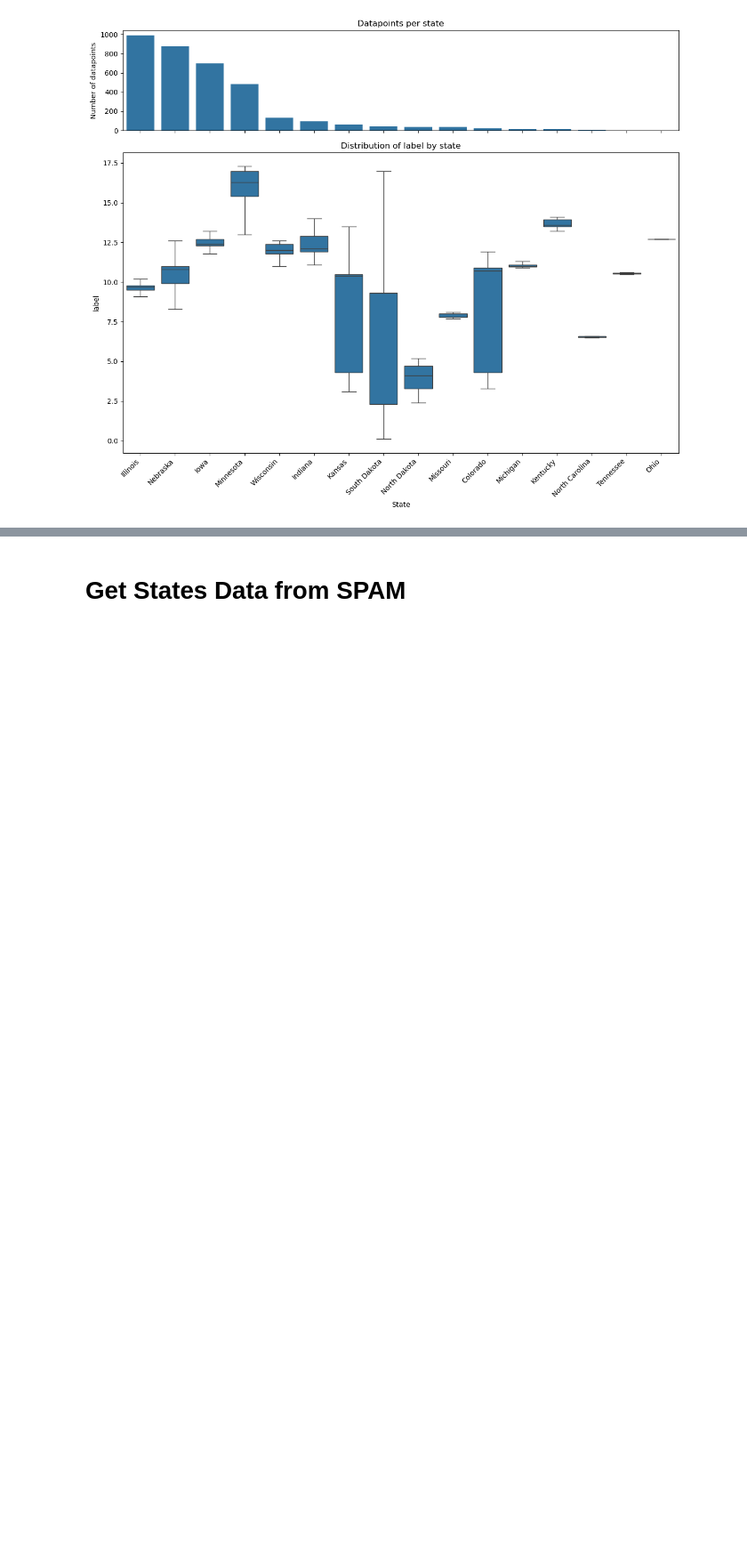
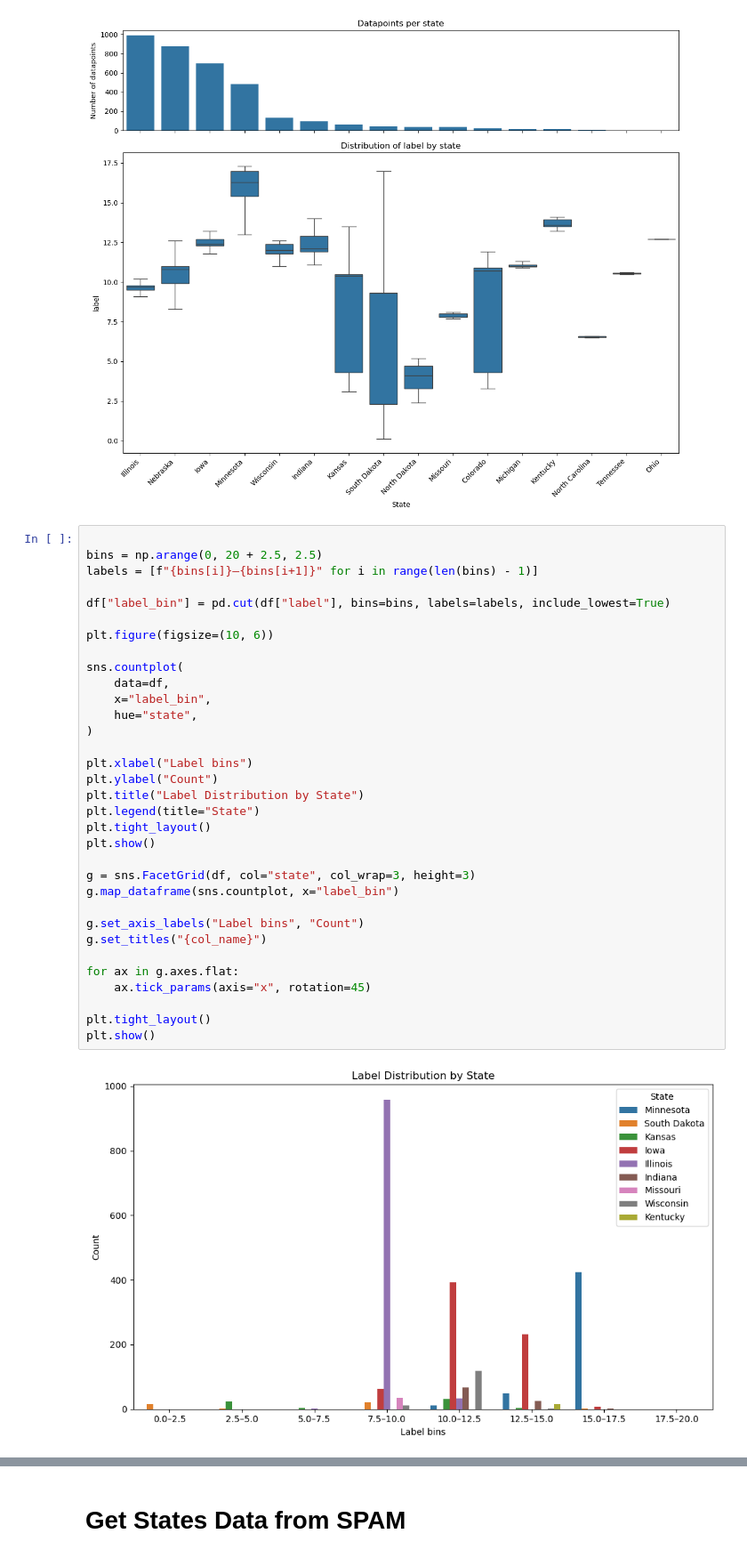
Before and after one commit to jdn8608/rs-embed, a Jupyter notebook: examples/Multi-State.ipynb, the cells around one changed output, grey strips where cells are left out. Shown at 89% size. Drawn from its saved outputs; the diff is of its cells as text; blank space fills up the shorter version.

```diff
--- a/examples/Multi-State.ipynb
+++ b/examples/Multi-State.ipynb
@@ -320,3 +320,38 @@ plt.tight_layout()
 plt.show()
 # %% [output]
 [figure]
+# %%
+
+bins = np.arange(0, 20 + 2.5, 2.5)
+labels = [f"{bins[i]}–{bins[i+1]}" for i in range(len(bins) - 1)]
+
+df["label_bin"] = pd.cut(df["label"], bins=bins, labels=labels, include_lowest=True)
+
+plt.figure(figsize=(10, 6))
+
+sns.countplot(
+    data=df,
+    x="label_bin",
+    hue="state",
+)
+
+plt.xlabel("Label bins")
+plt.ylabel("Count")
+plt.title("Label Distribution by State")
+plt.legend(title="State")
+plt.tight_layout()
+plt.show()
+
+g = sns.FacetGrid(df, col="state", col_wrap=3, height=3)
+g.map_dataframe(sns.countplot, x="label_bin")
+
+g.set_axis_labels("Label bins", "Count")
+g.set_titles("{col_name}")
+
+for ax in g.axes.flat:
+    ax.tick_params(axis="x", rotation=45)
+
+plt.tight_layout()
+plt.show()
+# %% [output]
+[figure, added]
```
Also changed, not shown: parts of 35 cells of this notebook.
